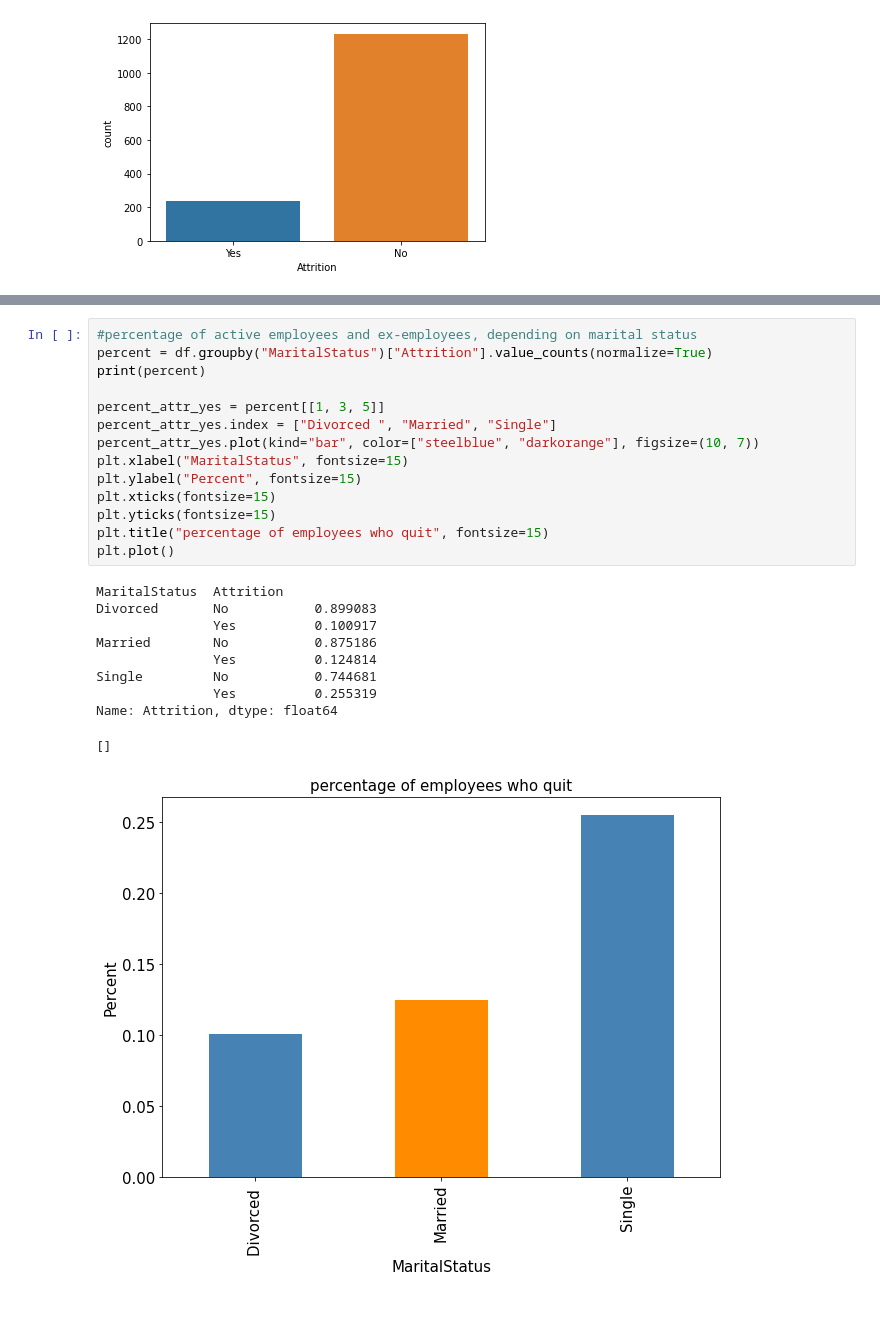
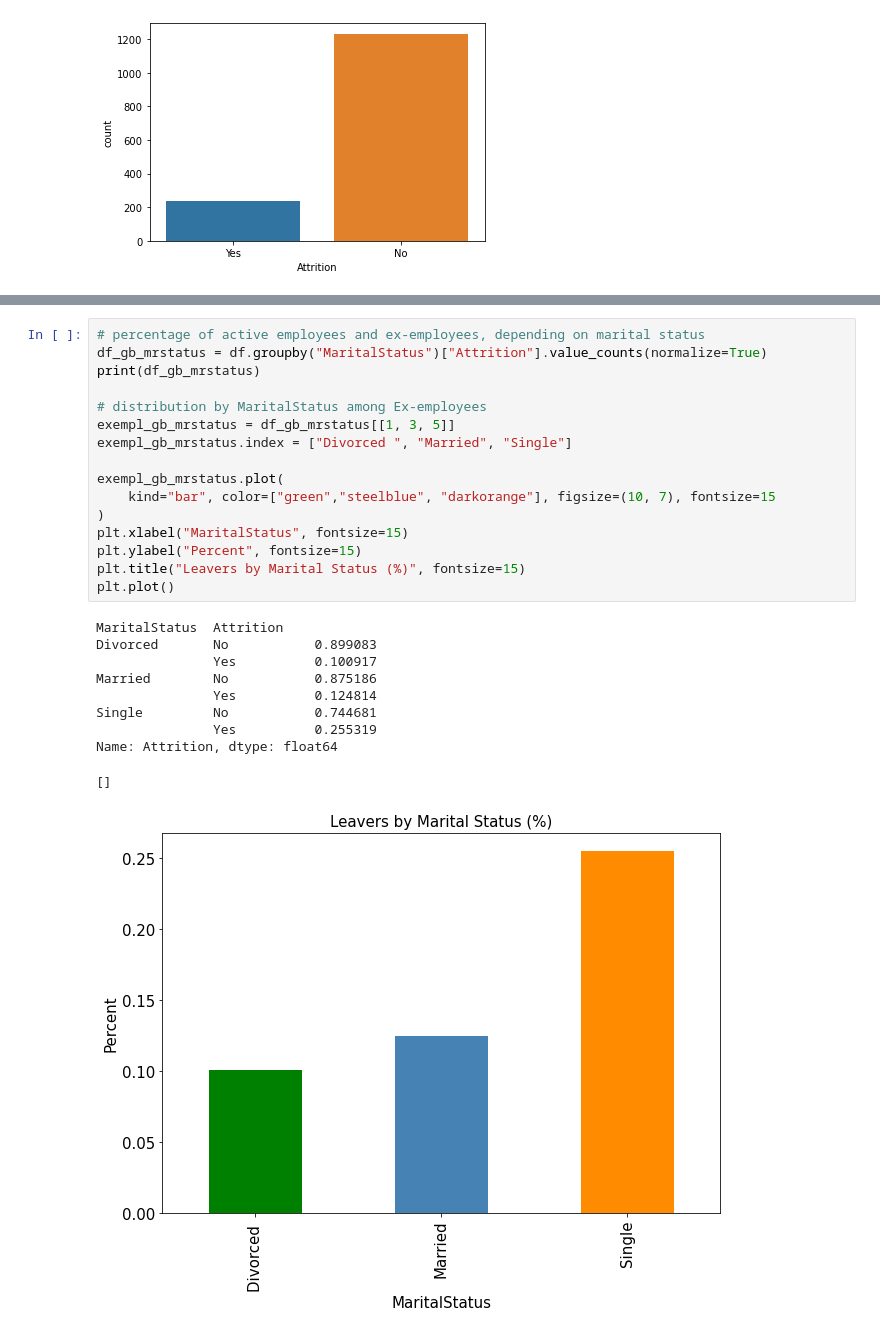
Before and after one commit to slavaminchuk/Employee-Churn, a Jupyter notebook: Отток сотрудников.ipynb, the cells around one changed output, grey strips where cells are left out. Drawn from its saved outputs; the diff is of its cells as text.

```diff
--- a/Отток сотрудников.ipynb
+++ b/Отток сотрудников.ipynb
@@ -173,27 +175,29 @@ plt.show()
 # %% [output]
 [figure]
 # %%
-#percentage of active employees and ex-employees, depending on marital status
-percent = df.groupby("MaritalStatus")["Attrition"].value_counts(normalize=True)
-print(percent)
+# percentage of active employees and ex-employees, depending on marital status
+df_gb_mrstatus = df.groupby("MaritalStatus")["Attrition"].value_counts(normalize=True)
+print(df_gb_mrstatus)
 
-percent_attr_yes = percent[[1, 3, 5]]
-percent_attr_yes.index = ["Divorced ", "Married", "Single"]
-percent_attr_yes.plot(kind="bar", color=["steelblue", "darkorange"], figsize=(10, 7))
+# distribution by MaritalStatus among Ex-employees
+exempl_gb_mrstatus = df_gb_mrstatus[[1, 3, 5]]
+exempl_gb_mrstatus.index = ["Divorced ", "Married", "Single"]
+
+exempl_gb_mrstatus.plot(
+    kind="bar", color=["green","steelblue", "darkorange"], figsize=(10, 7), fontsize=15
+)
 plt.xlabel("MaritalStatus", fontsize=15)
 plt.ylabel("Percent", fontsize=15)
-plt.xticks(fontsize=15)
-plt.yticks(fontsize=15)
-plt.title("percentage of employees who quit", fontsize=15)
+plt.title("Leavers by Marital Status (%)", fontsize=15)
 plt.plot()
 # %% [output]
 MaritalStatus  Attrition
 Divorced       No           0.899083
                Yes          0.100917
 Married        No           0.875186
                Yes          0.124814
 Single         No           0.744681
                Yes          0.255319
 Name: Attrition, dtype: float64
 []
-[figure, old version]
+[figure, new version]
```
Also changed, not shown: parts of 16 cells of this notebook.
